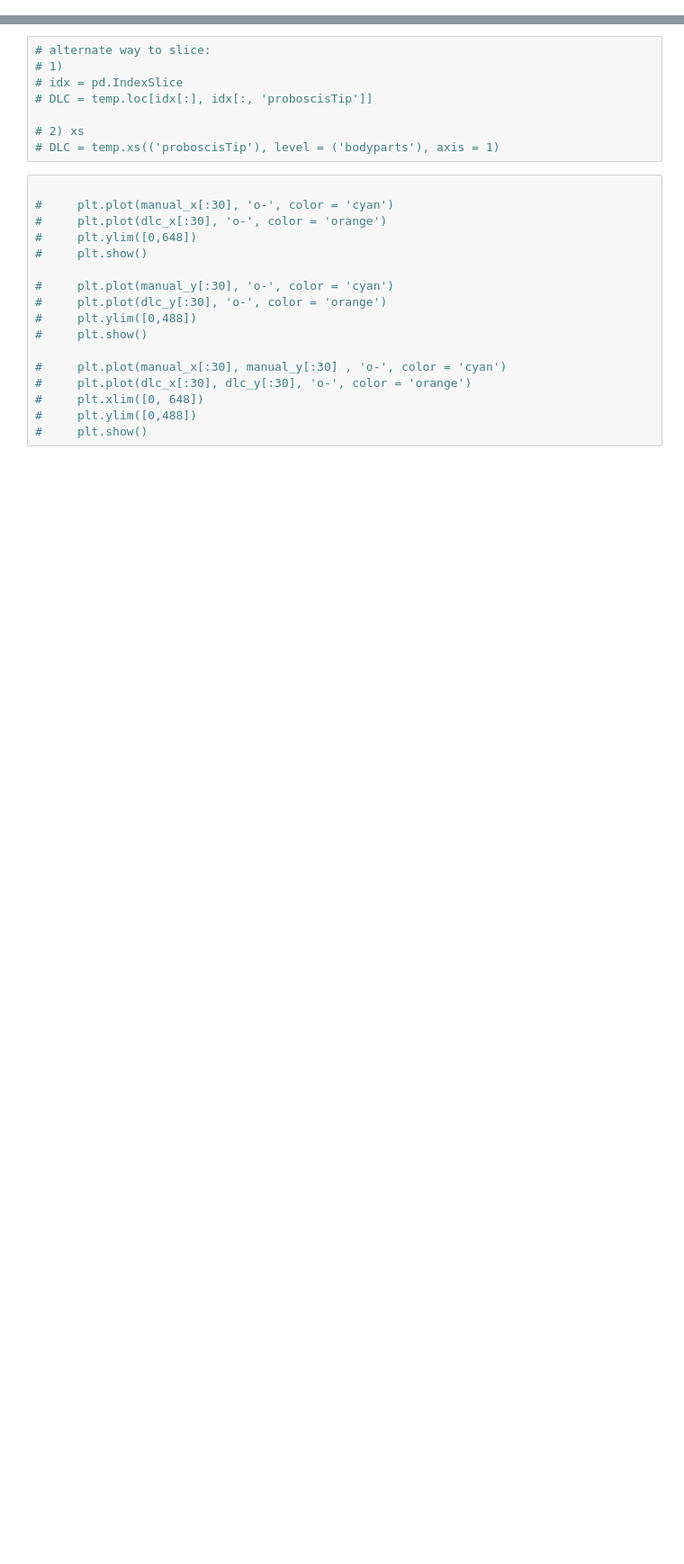
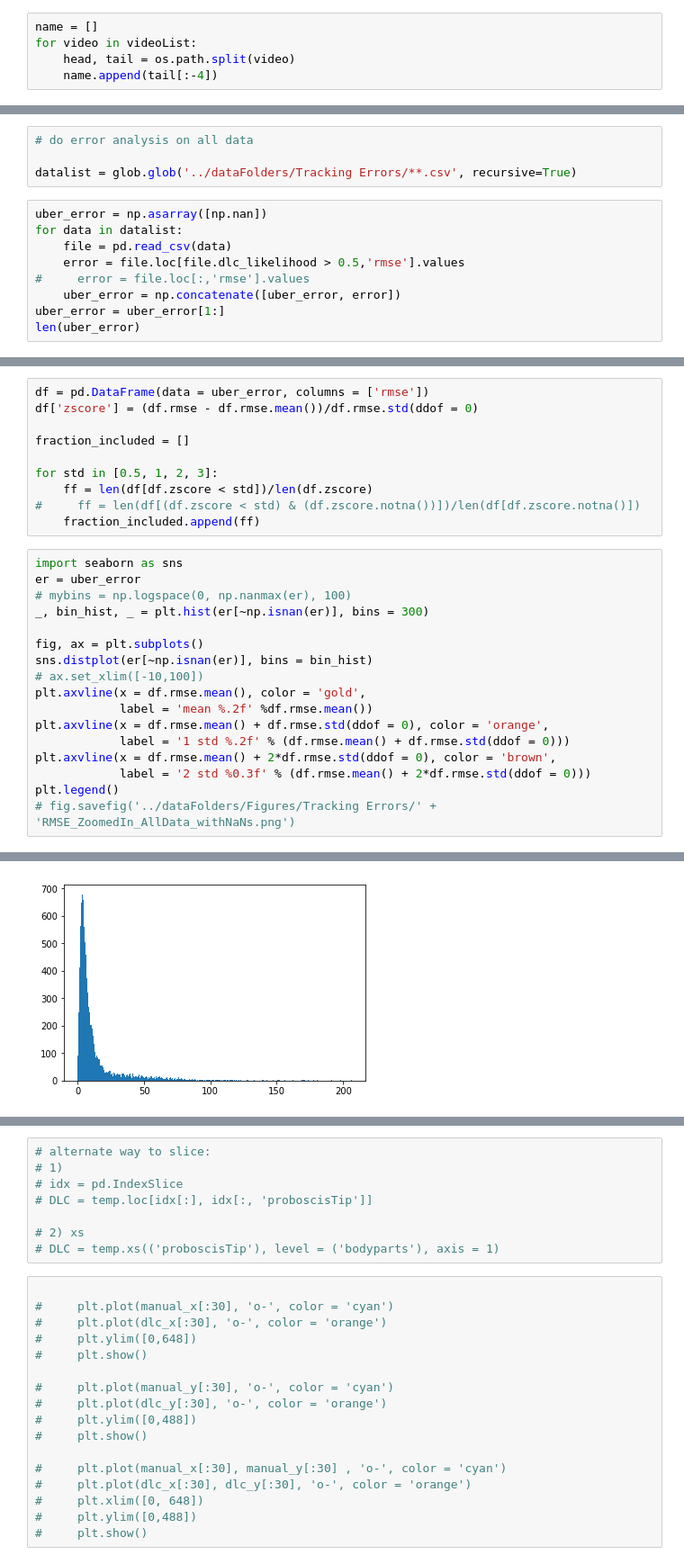
Before and after one commit to TanviDeora/ProboscisTracking, a Jupyter notebook: DLC annotation Errors/CalculateTrackingErrors.ipynb, the cells around one changed output, grey strips where cells are left out. Shown at 90% size. Drawn from its saved outputs; the diff is of its cells as text; blank space fills up the shorter version.

Commit message:
angle analysis and comparing Manual with automated data

```diff
--- a/DLC annotation Errors/CalculateTrackingErrors.ipynb
+++ b/DLC annotation Errors/CalculateTrackingErrors.ipynb
@@ -163,0 +89,5 @@ fraction_included
+# %%
+name = []
+for video in videoList:
+    head, tail = os.path.split(video)
+    name.append(tail[:-4])
@@ -163,0 +169,13 @@ fraction_included
+# %%
+# do error analysis on all data
+
+datalist = glob.glob('../dataFolders/Tracking Errors/**.csv', recursive=True)
+# %%
+uber_error = np.asarray([np.nan])
+for data in datalist:
+    file = pd.read_csv(data)
+    error = file.loc[file.dlc_likelihood > 0.5,'rmse'].values
+#     error = file.loc[:,'rmse'].values
+    uber_error = np.concatenate([uber_error, error])
+uber_error = uber_error[1:]
+len(uber_error)
@@ -163,0 +184,28 @@ fraction_included
+# %%
+df = pd.DataFrame(data = uber_error, columns = ['rmse'])
+df['zscore'] = (df.rmse - df.rmse.mean())/df.rmse.std(ddof = 0)
+
+fraction_included = []
+
+for std in [0.5, 1, 2, 3]:
+    ff = len(df[df.zscore < std])/len(df.zscore)
+#     ff = len(df[(df.zscore < std) & (df.zscore.notna())])/len(df[df.zscore.notna()])
+    fraction_included.append(ff)
+# %%
+import seaborn as sns
+er = uber_error
+# mybins = np.logspace(0, np.nanmax(er), 100)
+_, bin_hist, _ = plt.hist(er[~np.isnan(er)], bins = 300)
+
+fig, ax = plt.subplots()
+sns.distplot(er[~np.isnan(er)], bins = bin_hist)
+# ax.set_xlim([-10,100])
+plt.axvline(x = df.rmse.mean(), color = 'gold',
+            label = 'mean %.2f' %df.rmse.mean())
+plt.axvline(x = df.rmse.mean() + df.rmse.std(ddof = 0), color = 'orange',
+            label = '1 std %.2f' % (df.rmse.mean() + df.rmse.std(ddof = 0)))
+plt.axvline(x = df.rmse.mean() + 2*df.rmse.std(ddof = 0), color = 'brown',
+            label = '2 std %0.3f' % (df.rmse.mean() + 2*df.rmse.std(ddof = 0)))
+plt.legend()
+# fig.savefig('../dataFolders/Figures/Tracking Errors/' + 'RMSE_ZoomedIn_AllData_withNaNs.png')
+# %% [output]
@@ -163,0 +213 @@ fraction_included
+[figure, added]
```
Also changed, not shown: parts of 36 cells of this notebook, 6 other files.
